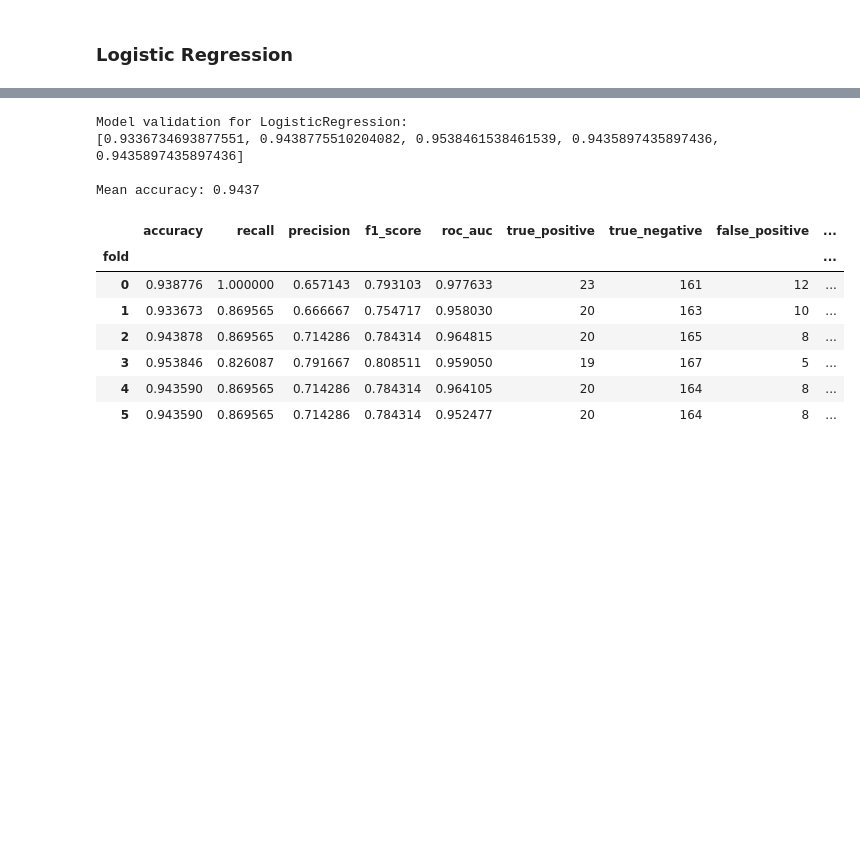
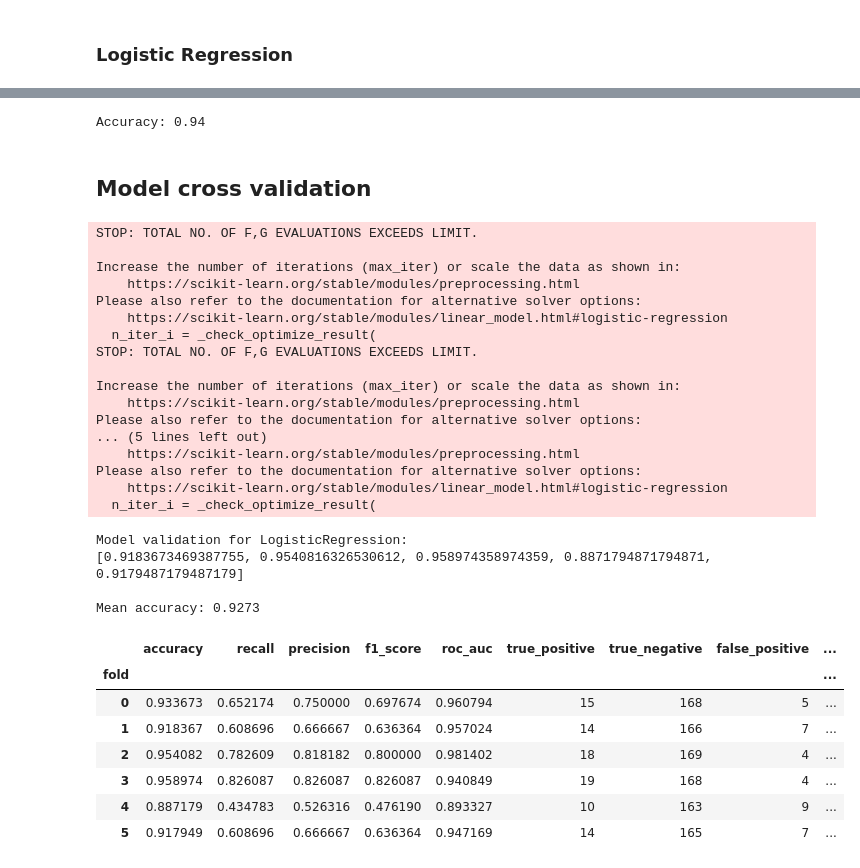
Before and after one commit to rhlt/tnbc, a Jupyter notebook: Model/ModelLogisticRegression.ipynb, the cells around one changed output, grey strips where cells are left out. Drawn from its saved outputs; the diff is of its cells as text; code cells hidden in the pictures; blank space fills up the shorter version.

```diff
--- a/Model/ModelLogisticRegression.ipynb
+++ b/Model/ModelLogisticRegression.ipynb
@@ -38,5 +50,7 @@ from sklearn.linear_model import LogisticRegression
 # %% [markdown]
 ### Dataset split: training and test data
 # %%
-X, y, X_train, X_test, y_train, y_test, test_case_id = split_data(df, "tnbc", "case_id")
+X, y, X_train, X_test, y_train, y_test, test_case_ids = split_data(df, "tnbc", True)
+print("\nApplied Smote")
+X_smote, y_smote, X_train_smote, X_test_smote, y_train_smote, y_test_smote, test_case_ids_smote = split_data_apply_smote(df, "tnbc")
 # %% [output]
@@ -77,0 +96,4 @@ Accuracy: 0.94
+# %%
+y_pred, y_prod = run_model(X_train, X_test, y_train, y_test, test_case_ids, False)
+
+print_evaluated_model_accuracy(y_test, y_pred)
@@ -78,26 +104,58 @@ Accuracy: 0.94
+# %%
+y_pred_smote, y_prod_smote = run_model(X_train_smote, X_test_smote, y_train_smote, y_test_smote, test_case_ids_smote, True)
+
+print_evaluated_model_accuracy(y_test_smote, y_pred_smote)
+# %% [output]
+Accuracy: 0.94
+# %% [markdown]
+## Model cross validation
+# %%
+def run_cross_validation(X: pd.DataFrame, y: pd.Series, y_test: pd.Series, y_pred: pd.Series, y_prob: pd.Series, is_smote: bool) -> pd.DataFrame:
+    metrics = get_cross_validation_metrics(model, X, y, cv=5)
+    test_metrics = get_metrics(y_test, y_pred, y_prob)
+    test_metrics["fold"] = 0 # Initial test metrics (before cross validation)
+    test = pd.DataFrame([test_metrics])
+    test.set_index("fold", inplace=True)
+
+    print_validated_model_accuracy(model, metrics)
+
+    # Prepend test_metrics to metrics dataframe, export and display
+    metrics = pd.concat([test, metrics])
+    metrics.to_csv(f"../Data/model_metrics_{variant}_{GENE_FILE_VARIANT}_{'smote' if is_smote else ''}.csv", index=False)
+    return metrics
 # %%
-metrics = get_cross_validation_metrics(model, X, y, 5)
-test_metrics = get_metrics(y_test, y_pred, y_prob)
-test_metrics["fold"] = 0 # Initial test metrics (before cross validation)
-test = pd.DataFrame([test_metrics])
-test.set_index("fold", inplace=True)
-
-print_validated_model_accuracy(model, metrics)
-
-# Prepend test_metrics to metrics dataframe, export and display
-metrics = pd.concat([test, metrics])
-metrics.to_csv(f"../Data/model_metrics_{variant}.csv", index=False)
+# Still getting warning:
+#   ConvergenceWarning: lbfgs failed to converge (status=1):
+#                       STOP: TOTAL NO. OF F,G EVALUATIONS EXCEEDS LIMIT.
+metrics = run_cross_validation(X, y, y_test, y_pred, y_prod, False)
 metrics
 # %% [output]
-Model validation for LogisticRegression:
-[0.9336734693877551, 0.9438775510204082, 0.9538461538461539, 0.9435897435897436, 0.9435897435897436]
+STOP: TOTAL NO. OF F,G EVALUATIONS EXCEEDS LIMIT.
 
-Mean accuracy: 0.9437
+Increase the number of iterations (max_iter) or scale the data as shown in:
+    https://scikit-learn.org/stable/modules/preprocessing.html
+Please also refer to the documentation for alternative solver options:
+    https://scikit-learn.org/stable/modules/linear_model.html#logistic-regression
+  n_iter_i = _check_optimize_result(
+STOP: TOTAL NO. OF F,G EVALUATIONS EXCEEDS LIMIT.
+
+Increase the number of iterations (max_iter) or scale the data as shown in:
+    https://scikit-learn.org/stable/modules/preprocessing.html
+Please also refer to the documentation for alternative solver options:
+... (5 lines left out)
+    https://scikit-learn.org/stable/modules/preprocessing.html
+Please also refer to the documentation for alternative solver options:
+    https://scikit-learn.org/stable/modules/linear_model.html#logistic-regression
+  n_iter_i = _check_optimize_result(
+Model validation for LogisticRegression:
+[0.9183673469387755, 0.9540816326530612, 0.958974358974359, 0.8871794871794871, 0.9179487179487179]
+
+Mean accuracy: 0.9273
 |  | accuracy | recall | precision | f1_score | roc_auc | true_positive | true_negative | false_positive | ... |
 | fold |  |  |  |  |  |  |  |  | ... |
-| 0 | 0.938776 | 1.000000 | 0.657143 | 0.793103 | 0.977633 | 23 | 161 | 12 | ... |
-| 1 | 0.933673 | 0.869565 | 0.666667 | 0.754717 | 0.958030 | 20 | 163 | 10 | ... |
-| 2 | 0.943878 | 0.869565 | 0.714286 | 0.784314 | 0.964815 | 20 | 165 | 8 | ... |
-| 3 | 0.953846 | 0.826087 | 0.791667 | 0.808511 | 0.959050 | 19 | 167 | 5 | ... |
-| 4 | 0.943590 | 0.869565 | 0.714286 | 0.784314 | 0.964105 | 20 | 164 | 8 | ... |
-| 5 | 0.943590 | 0.869565 | 0.714286 | 0.784314 | 0.952477 | 20 | 164 | 8 | ... |
+| 0 | 0.933673 | 0.652174 | 0.750000 | 0.697674 | 0.960794 | 15 | 168 | 5 | ... |
+| 1 | 0.918367 | 0.608696 | 0.666667 | 0.636364 | 0.957024 | 14 | 166 | 7 | ... |
+| 2 | 0.954082 | 0.782609 | 0.818182 | 0.800000 | 0.981402 | 18 | 169 | 4 | ... |
+| 3 | 0.958974 | 0.826087 | 0.826087 | 0.826087 | 0.940849 | 19 | 168 | 4 | ... |
+| 4 | 0.887179 | 0.434783 | 0.526316 | 0.476190 | 0.893327 | 10 | 163 | 9 | ... |
+| 5 | 0.917949 | 0.608696 | 0.666667 | 0.636364 | 0.947169 | 14 | 165 | 7 | ... |
```
Also changed, not shown: parts of 8 cells of this notebook, 5 other files.
